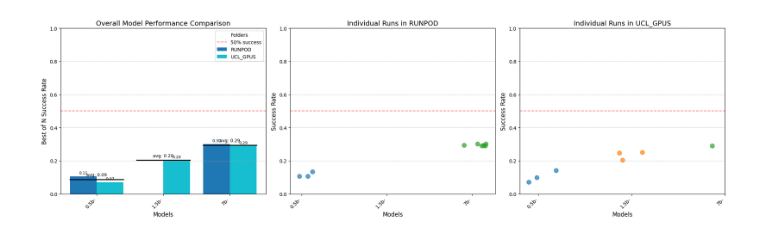
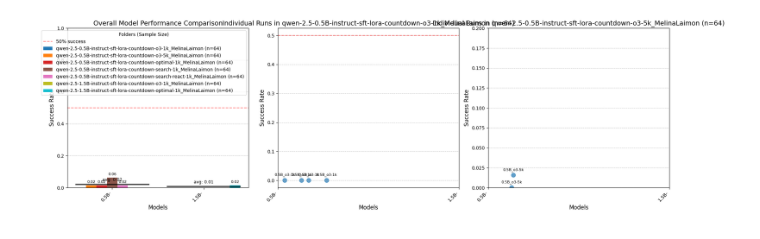
Before and after one commit to chloeli-15/stream-of-search, a Jupyter notebook: results/visualize.ipynb, the cells around one changed output. Saved outputs shown, nothing was run; the diff lists cells and outputs as text; code cells hidden in the pictures.

Commit message:
add visualization code

```diff
--- a/results/visualize.ipynb
+++ b/results/visualize.ipynb
@@ -15,0 +28,15 @@ run_details
+# %%
+import re
+
+def extract_parts(string):
+    pattern = re.compile(r'(\d+\.\d+B).*countdown-(.+?)$')
+    match = pattern.search(string)
+    return [match.group(1), match.group(2)]
+
+# Test with your examples
+strings = [
+    "20250330112236-distributed-eval-qwen-2.5-0.5B-instruct-sft-lora-countdown-o3-1k",
+    "20250330112236-distributed-eval-qwen-2.5-0.5B-instruct-sft-lora-countdown-search-1k"
+]
+
+print(extract_parts(strings[1]))
@@ -19,45 +52,47 @@ import numpy as np
 import json
 import glob
 import os
+import re
 
-folders = [folder for folder in glob.glob("chloeli_stream-of-search-countdown-10k/*") if os.path.isdir(folder)]
 
 # Dictionary to store data by model and folder
 data_by_model = {}
 # Store individual run data
 run_details = {}
+# Dictionary to store sample sizes by folder
+folder_sample_sizes = {}
 
-for folder in folders:
+for folder in glob.glob("qwen*"):
     folder_name = os.path.basename(folder)
 
-    for file in glob.glob(f"{folder}/qwen*"):
+    for file in glob.glob(f"{folder}/stream-of-search*.json"):
         with open(file, "r") as f:
             data = json.load(f)
 
         hyperparams = data[0]['hyperparams']
-        best_of_n = data[1]['best_of_n']
+        mean = data[1]['mean']
         model_name = hyperparams['adapter'].split("instruct")[0].split("2.5-")[-1]
+        sample_size = hyperparams['num']
+        experiment_name = hyperparams.get('experiment_name', os.path.basename(file))
+        print(experiment_name)
+        experiment_name = "_".join(extract_parts(experiment_name))
+        # Store folder sample size
+        folder_sample_sizes[folder_name] = sample_size
 
-        # # Store individual run results if available
-        # if 'results' in data[1]:
         run_id = f"{model_name}_{folder_name}_{os.path.basename(file)}"
-        #     run_details[run_id] = {
-        #         'model': model_name,
-        #         'folder': folder_name,
-        #         'results': data[1]['results'],
-        #         'file': os.path.basename(file),
-        #         'success_rate': best_of_n
-        #     }
         run_details[run_id] = {
-            "success_rate": best_of_n,
+            "success_rate": mean,
             "model": model_name,
             "folder": folder_name,
-            "file": os.path.basename(file)
+            "file": os.path.basename(file),
+            "sample_size": sample_size,
+            "experiment_name": experiment_name.split(".json")[0]
         }
+
         if model_name not in data_by_model:
             data_by_model[model_name] = {}
 
-        data_by_model[model_name][folder_name] = best_of_n
+        data_by_model[model_name][folder_name] = mean
 
 # Get unique model names and folder names
 models = sorted(data_by_model.keys())
@@ -77,8 +112,9 @@ colors = plt.cm.tab10(np.linspace(0, 1, len(folder_names)))
 # Plot bars for each folder
 for i, folder in enumerate(folder_names):
     values = [data_by_model[model].get(folder, 0) for model in models]
+    sample_size = folder_sample_sizes.get(folder, "Unknown")
     bars = ax_main.bar(x + i*width - (len(folder_names)-1)*width/2, values,
-                       width=width, label=folder, color=colors[i])
+                       width=width, label=f"{folder} (n={sample_size})", color=colors[i])
 
     # Add value labels
     for bar, value in zip(bars, values):
@@ -100,14 +136,14 @@ for i, (x_pos, y_pos) in enumerate(zip(x, avg_values)):
 
 # Configure the plot
 ax_main.set_xlabel('Models', fontsize=12)
-ax_main.set_ylabel('Best of N Success Rate', fontsize=12)
+ax_main.set_ylabel('Success Rate', fontsize=12)
 ax_main.set_title('Overall Model Performance Comparison', fontsize=14)
 ax_main.set_xticks(x)
 ax_main.set_xticklabels(models, rotation=45, ha='right', fontsize=10)
 ax_main.set_ylim(0, 1)
 ax_main.grid(axis='y', linestyle='--', alpha=0.7)
 ax_main.axhline(y=0.5, color='r', linestyle='--', alpha=0.5, label="50% success")
-ax_main.legend(title='Folders', loc='upper right')
+ax_main.legend(title='Folders (Sample Size)', loc='upper right')
 
 # Group run details by folder
 runs_by_folder = {}
@@ -132,6 +168,7 @@ if len(folder_names) > 0:
         x_positions = []
         y_values = []
         colors_list = []
+        experiment_names = []
 
         for run in folder_runs:
             model = run['model']
@@ -140,20 +177,27 @@ if len(folder_names) > 0:
                 x_positions.append(x_pos)
                 y_values.append(run['success_rate'])
                 colors_list.append(plt.cm.tab10(model_indices[model] % 10))
+                experiment_names.append(run['experiment_name'])
 
         # Add some jitter to x positions
-        x_jittered = [x + np.random.uniform(-0.2, 0.2) for x in x_positions]
+        x_jittered = [x + np.random.uniform(-0.3, 0.3) for x in x_positions]
 
         # Create scatter plot
         ax_folder1.scatter(x_jittered, y_values, c=colors_list, alpha=0.7, s=80)
 
+        # Annotate with experiment names
+        for i in range(len(x_jittered)):
+            ax_folder1.annotate(experiment_names[i], (x_jittered[i], y_values[i]),
+                              textcoords="offset points", xytext=(0,10), ha='center', fontsize=8)
+
         # Configure the plot
         ax_folder1.set_xlabel('Models', fontsize=12)
         ax_folder1.set_ylabel('Success Rate', fontsize=12)
-        ax_folder1.set_title(f'Individual Runs in {first_folder}', fontsize=14)
+        sample_size = folder_sample_sizes.get(first_folder, "Unknown")
+        ax_folder1.set_title(f'Individual Runs in {first_folder} (n={sample_size})', fontsize=14)
         ax_folder1.set_xticks(range(len(models)))
         ax_folder1.set_xticklabels(models, rotation=45, ha='right', fontsize=10)
-        ax_folder1.set_ylim(0, 1)
+        ax_folder2.set_ylim(0, 0.2)
         ax_folder1.grid(axis='y', linestyle='--', alpha=0.7)
         ax_folder1.axhline(y=0.5, color='r', linestyle='--', alpha=0.5)
     else:
@@ -174,6 +218,7 @@ if len(folder_names) > 1:
         x_positions = []
         y_values = []
         colors_list = []
+        experiment_names = []
 
         for run in folder_runs:
             model = run['model']
@@ -182,20 +227,27 @@ if len(folder_names) > 1:
                 x_positions.append(x_pos)
                 y_values.append(run['success_rate'])
                 colors_list.append(plt.cm.tab10(model_indices[model] % 10))
+                experiment_names.append(run['experiment_name'])
 
         # Add some jitter to x positions
-        x_jittered = [x + np.random.uniform(-0.2, 0.2) for x in x_positions]
+        x_jittered = [x + np.random.uniform(-0.3, 0.3) for x in x_positions]
 
         # Create scatter plot
         ax_folder2.scatter(x_jittered, y_values, c=colors_list, alpha=0.7, s=80)
 
+        # Annotate with experiment names
+        for i in range(len(x_jittered)):
+            ax_folder2.annotate(experiment_names[i], (x_jittered[i], y_values[i]),
+                             textcoords="offset points", xytext=(0,10), ha='center', fontsize=8)
+
         # Configure the plot
         ax_folder2.set_xlabel('Models', fontsize=12)
         ax_folder2.set_ylabel('Success Rate', fontsize=12)
-        ax_folder2.set_title(f'Individual Runs in {second_folder}', fontsize=14)
+        sample_size = folder_sample_sizes.get(second_folder, "Unknown")
+        ax_folder2.set_title(f'Individual Runs in {second_folder} (n={sample_size})', fontsize=14)
         ax_folder2.set_xticks(range(len(models)))
         ax_folder2.set_xticklabels(models, rotation=45, ha='right', fontsize=10)
-        ax_folder2.set_ylim(0, 1)
+        ax_folder2.set_ylim(0, 0.2)
         ax_folder2.grid(axis='y', linestyle='--', alpha=0.7)
         ax_folder2.axhline(y=0.5, color='r', linestyle='--', alpha=0.5)
     else:
@@ -211 +280 @@ plt.show()
-[figure, old version]
+[figure, new version]
```
Also changed, not shown: parts of 5 cells of this notebook, 4 other files.
